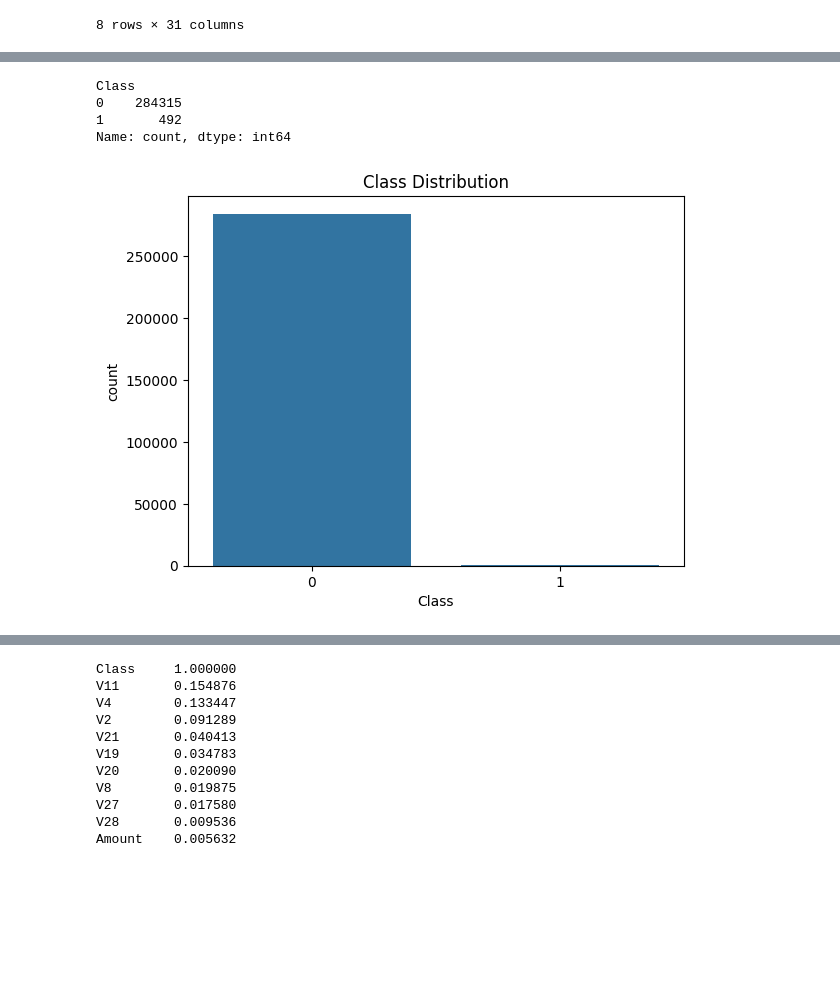
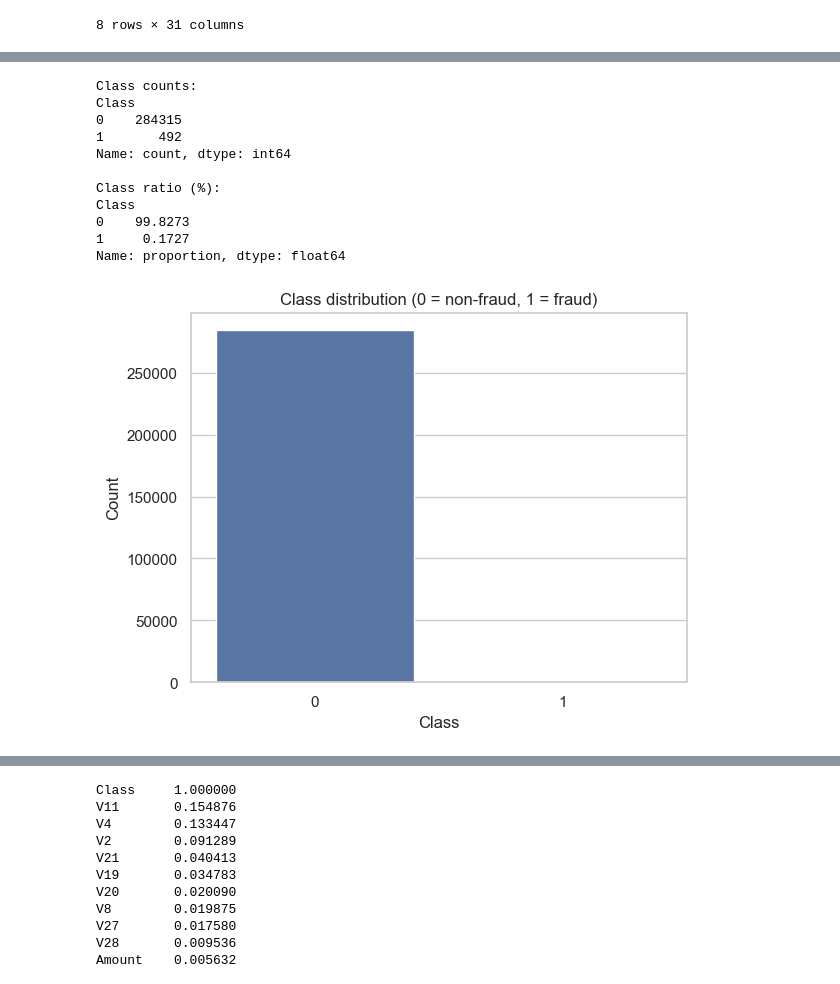
Before and after one commit to zeyadmohamedabdo/Fraud-Detection, a Jupyter notebook: notebooks/EDA.ipynb, the cells around one changed output, grey strips where cells are left out. Saved outputs shown, nothing was run; the diff lists cells and outputs as text; code cells hidden in the pictures; blank space fills up the shorter version.

```diff
--- a/notebooks/EDA.ipynb
+++ b/notebooks/EDA.ipynb
@@ -4,4 +17,8 @@ import numpy as np
 import matplotlib.pyplot as plt
 import seaborn as sns
 
-df = pd.read_csv("D:\\Fraud Detection\\data\\creditcard.csv")
+# Set a consistent plotting style
+sns.set(style="whitegrid")
+
+# Load the credit card transactions dataset
+df = pd.read_csv("../data/creditcard.csv")
@@ -51,16 +80,32 @@ df.describe()
 # %%
-df['Class'].value_counts()
+class_counts = df["Class"].value_counts()
+class_ratio = df["Class"].value_counts(normalize=True) * 100
+
+print("Class counts:")
+print(class_counts)
+
+print("\nClass ratio (%):")
+print(class_ratio.round(4))
 # %% [output]
+Class counts:
 Class
 0    284315
 1       492
 Name: count, dtype: int64
+
+Class ratio (%):
+Class
+0    99.8273
+1     0.1727
+Name: proportion, dtype: float64
 # %%
 fraud = df[df['Class'] == 1]
 normal = df[df['Class'] == 0]
 # %%
-sns.countplot(x='Class', data=df)
-plt.title('Class Distribution')
+ax = sns.countplot(x='Class', data=df)
+ax.set_title('Class distribution (0 = non-fraud, 1 = fraud)')
+ax.set_xlabel('Class')
+ax.set_ylabel('Count')
 plt.show()
 # %% [output]
-[figure, old version]
+[figure, new version]
```
Also changed, not shown: parts of 12 cells of this notebook, 3 other files.
